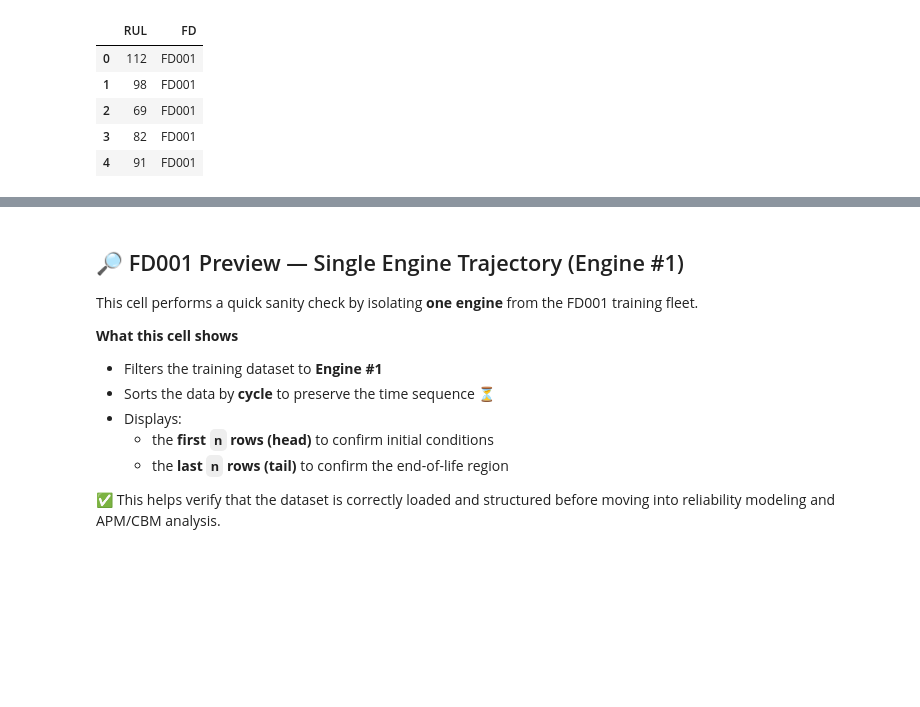
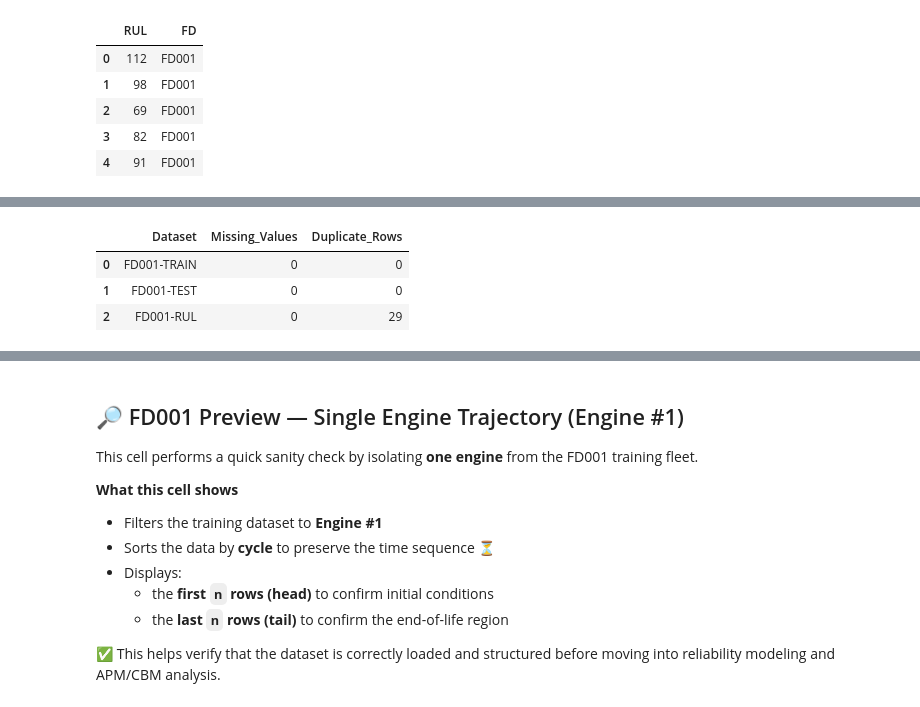
Before and after one commit to Tareq-Alsahaf/ISE-518, a Jupyter notebook: ISE-506 & ISE-510 FP .ipynb, the cells around one changed output, grey strips where cells are left out. Cells and saved outputs as stored; diff of their text form; code cells hidden in the pictures; blank space fills up the shorter version.

```diff
--- a/ISE-506 & ISE-510 FP .ipynb
+++ b/ISE-506 & ISE-510 FP .ipynb
@@ -242,0 +260,20 @@ FD001 test  RUL [min, max]: [7 , 340]
+# %%
+# =========================
+# FD001 Data Quality Check (TRAIN / TEST / RUL)
+#   - Missing values + duplicate rows
+#   - Compatible with your variables: train_FD001, test_FD001, rul_FD001
+# =========================
+
+rows = []
+for name, df in [("FD001-TRAIN", train_FD001), ("FD001-TEST", test_FD001), ("FD001-RUL", rul_FD001)]:
+    missing = int(df.isna().sum().sum())
+    duplicates = int(df.duplicated().sum())
+    rows.append([name, missing, duplicates])
+
+report_fd001 = pd.DataFrame(rows, columns=["Dataset", "Missing_Values", "Duplicate_Rows"])
+display(report_fd001)
+# %% [output]
+|  | Dataset | Missing_Values | Duplicate_Rows |
+| 0 | FD001-TRAIN | 0 | 0 |
+| 1 | FD001-TEST | 0 | 0 |
+| 2 | FD001-RUL | 0 | 29 |
```
Also changed, not shown: parts of 8 cells of this notebook, 1 other file.
